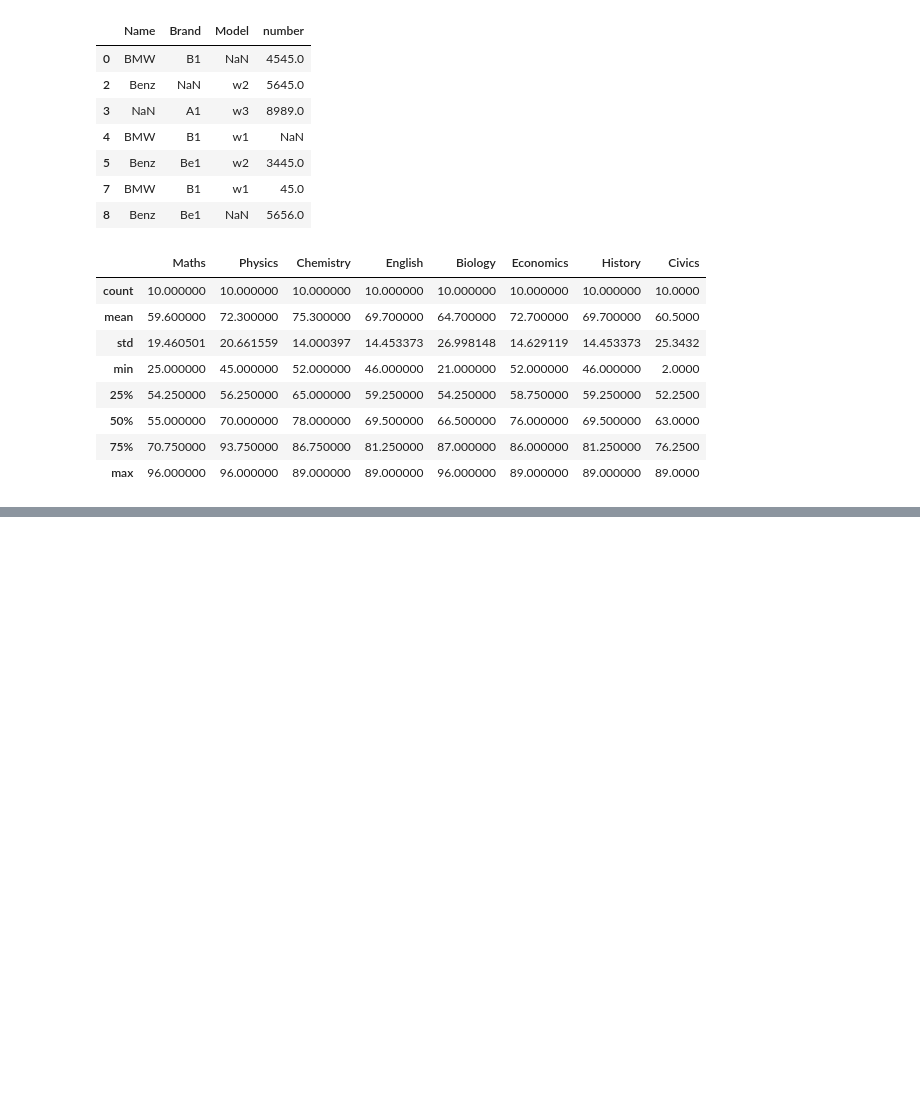
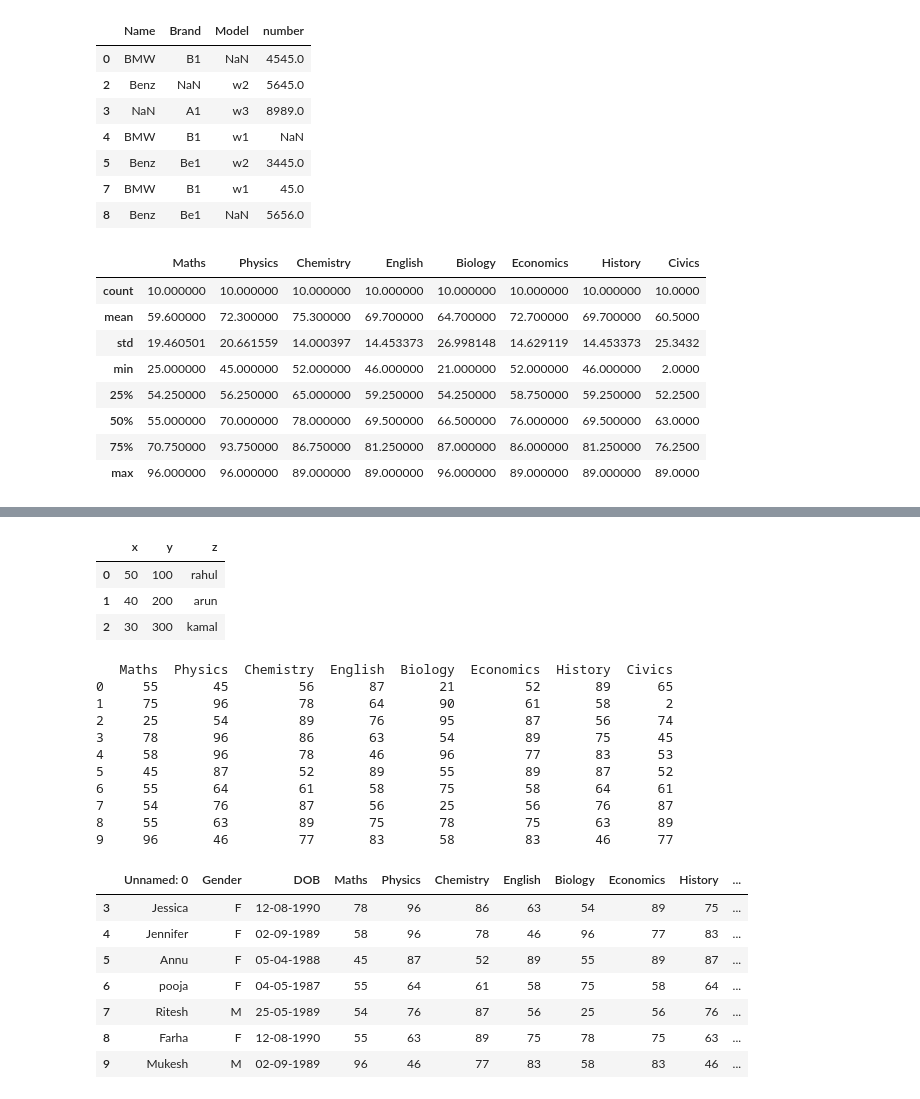
Before and after one commit to AbilashSP10/Python_Learning, a Jupyter notebook: Pandas/Pandas_Learn.ipynb, the cells around one changed output, grey strips where cells are left out. Drawn from its saved outputs; the diff is of its cells as text; code cells hidden in the pictures; blank space fills up the shorter version.

```diff
--- a/Pandas/Pandas_Learn.ipynb
+++ b/Pandas/Pandas_Learn.ipynb
@@ -645,0 +739,47 @@ df.describe()
+# %%
+data = {
+    'x':[50,40,30],
+    'y':[100,200,300]
+}
+
+df = pd.DataFrame(data)
+
+df
+
+x=df.assign(z=['rahul','arun','kamal'])
+
+x
+# %% [output]
+|  | x | y | z |
+| 0 | 50 | 100 | rahul |
+| 1 | 40 | 200 | arun |
+| 2 | 30 | 300 | kamal |
+# %%
+df = pd.read_csv("student_marks.csv")
+
+dd = df.drop(['Unnamed: 0', 'DOB', 'Gender'], axis=1)
+
+de = df.drop(axis=0, index=[0,1,2])
+
+print(dd)
+de
+# %% [output]
+   Maths  Physics  Chemistry  English  Biology  Economics  History  Civics
+0     55       45         56       87       21         52       89      65
+1     75       96         78       64       90         61       58       2
+2     25       54         89       76       95         87       56      74
+3     78       96         86       63       54         89       75      45
+4     58       96         78       46       96         77       83      53
+5     45       87         52       89       55         89       87      52
+6     55       64         61       58       75         58       64      61
+7     54       76         87       56       25         56       76      87
+8     55       63         89       75       78         75       63      89
+9     96       46         77       83       58         83       46      77
+|  | Unnamed: 0 | Gender | DOB | Maths | Physics | Chemistry | English | Biology | Economics | History | ... |
+| 3 | Jessica | F | 12-08-1990 | 78 | 96 | 86 | 63 | 54 | 89 | 75 | ... |
+| 4 | Jennifer | F | 02-09-1989 | 58 | 96 | 78 | 46 | 96 | 77 | 83 | ... |
+| 5 | Annu | F | 05-04-1988 | 45 | 87 | 52 | 89 | 55 | 89 | 87 | ... |
+| 6 | pooja | F | 04-05-1987 | 55 | 64 | 61 | 58 | 75 | 58 | 64 | ... |
+| 7 | Ritesh | M | 25-05-1989 | 54 | 76 | 87 | 56 | 25 | 56 | 76 | ... |
+| 8 | Farha | F | 12-08-1990 | 55 | 63 | 89 | 75 | 78 | 75 | 63 | ... |
+| 9 | Mukesh | M | 02-09-1989 | 96 | 46 | 77 | 83 | 58 | 83 | 46 | ... |
```
Also changed, not shown: parts of 6 cells of this notebook, 2 other files.
